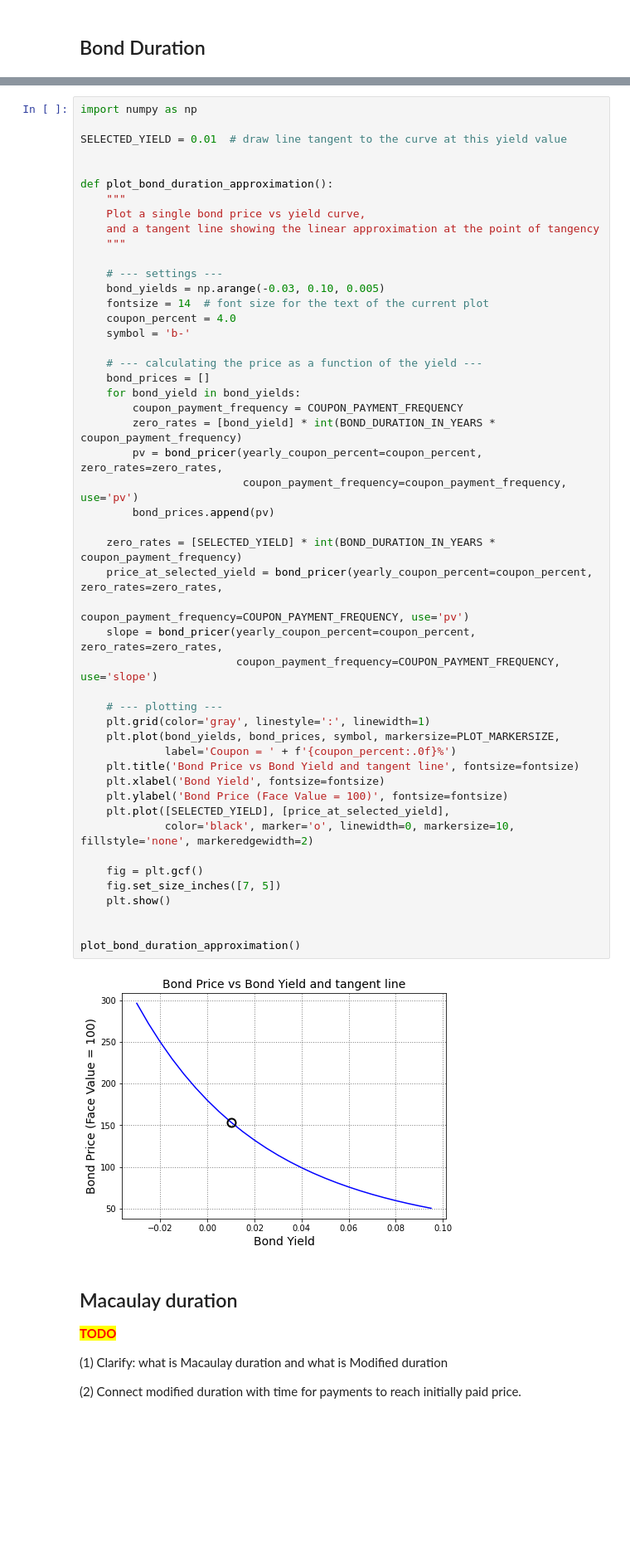
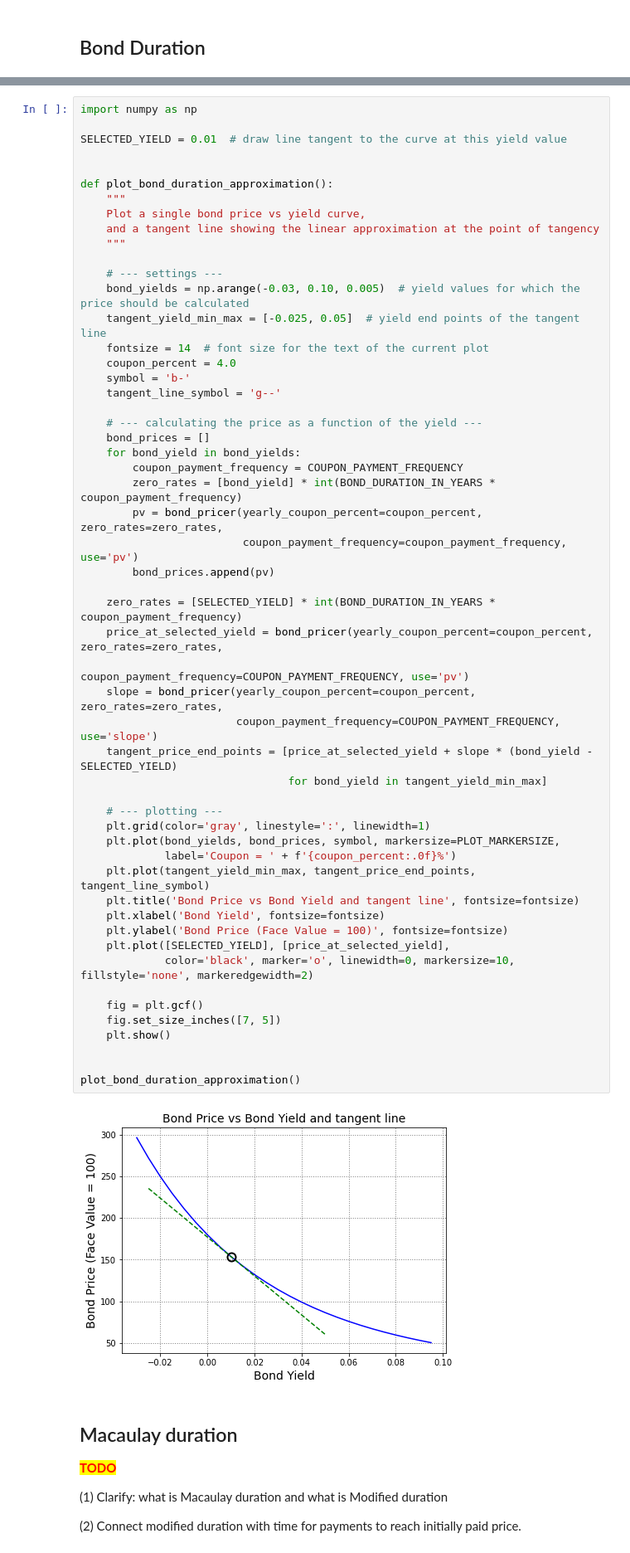
Before and after one commit to fij/btup, a Jupyter notebook: Bond pricing.ipynb, the cells around one changed output, grey strips where cells are left out. Shown at 83% size. Saved outputs shown, nothing was run; the diff lists cells and outputs as text; blank space fills up the shorter version.

Commit message:
added tangent line to the bond price vs bond yield figure

```diff
--- a/Bond pricing.ipynb
+++ b/Bond pricing.ipynb
@@ -414,44 +414,49 @@ def plot_bond_duration_approximation():
     """
 
     # --- settings ---
-    bond_yields = np.arange(-0.03, 0.10, 0.005)
+    bond_yields = np.arange(-0.03, 0.10, 0.005)  # yield values for which the price should be calculated
+    tangent_yield_min_max = [-0.025, 0.05]  # yield end points of the tangent line
     fontsize = 14  # font size for the text of the current plot
     coupon_percent = 4.0
     symbol = 'b-'
+    tangent_line_symbol = 'g--'
 
     # --- calculating the price as a function of the yield ---
     bond_prices = []
     for bond_yield in bond_yields:
         coupon_payment_frequency = COUPON_PAYMENT_FREQUENCY
         zero_rates = [bond_yield] * int(BOND_DURATION_IN_YEARS * coupon_payment_frequency)
         pv = bond_pricer(yearly_coupon_percent=coupon_percent, zero_rates=zero_rates,
                          coupon_payment_frequency=coupon_payment_frequency, use='pv')
         bond_prices.append(pv)
 
     zero_rates = [SELECTED_YIELD] * int(BOND_DURATION_IN_YEARS * coupon_payment_frequency)
     price_at_selected_yield = bond_pricer(yearly_coupon_percent=coupon_percent, zero_rates=zero_rates,
                                           coupon_payment_frequency=COUPON_PAYMENT_FREQUENCY, use='pv')
     slope = bond_pricer(yearly_coupon_percent=coupon_percent, zero_rates=zero_rates,
                         coupon_payment_frequency=COUPON_PAYMENT_FREQUENCY, use='slope')
+    tangent_price_end_points = [price_at_selected_yield + slope * (bond_yield - SELECTED_YIELD)
+                                for bond_yield in tangent_yield_min_max]
 
     # --- plotting ---
     plt.grid(color='gray', linestyle=':', linewidth=1)
     plt.plot(bond_yields, bond_prices, symbol, markersize=PLOT_MARKERSIZE,
              label='Coupon = ' + f'{coupon_percent:.0f}%')
+    plt.plot(tangent_yield_min_max, tangent_price_end_points, tangent_line_symbol)
     plt.title('Bond Price vs Bond Yield and tangent line', fontsize=fontsize)
     plt.xlabel('Bond Yield', fontsize=fontsize)
     plt.ylabel('Bond Price (Face Value = 100)', fontsize=fontsize)
     plt.plot([SELECTED_YIELD], [price_at_selected_yield],
              color='black', marker='o', linewidth=0, markersize=10, fillstyle='none', markeredgewidth=2)
 
     fig = plt.gcf()
     fig.set_size_inches([7, 5])
     plt.show()
 
 
 plot_bond_duration_approximation()
 # %% [output]
-[figure, old version]
+[figure, new version]
 # %% [markdown]
 ## Macaulay duration
 
```
Also changed, not shown: parts of 1 cell of this notebook.
